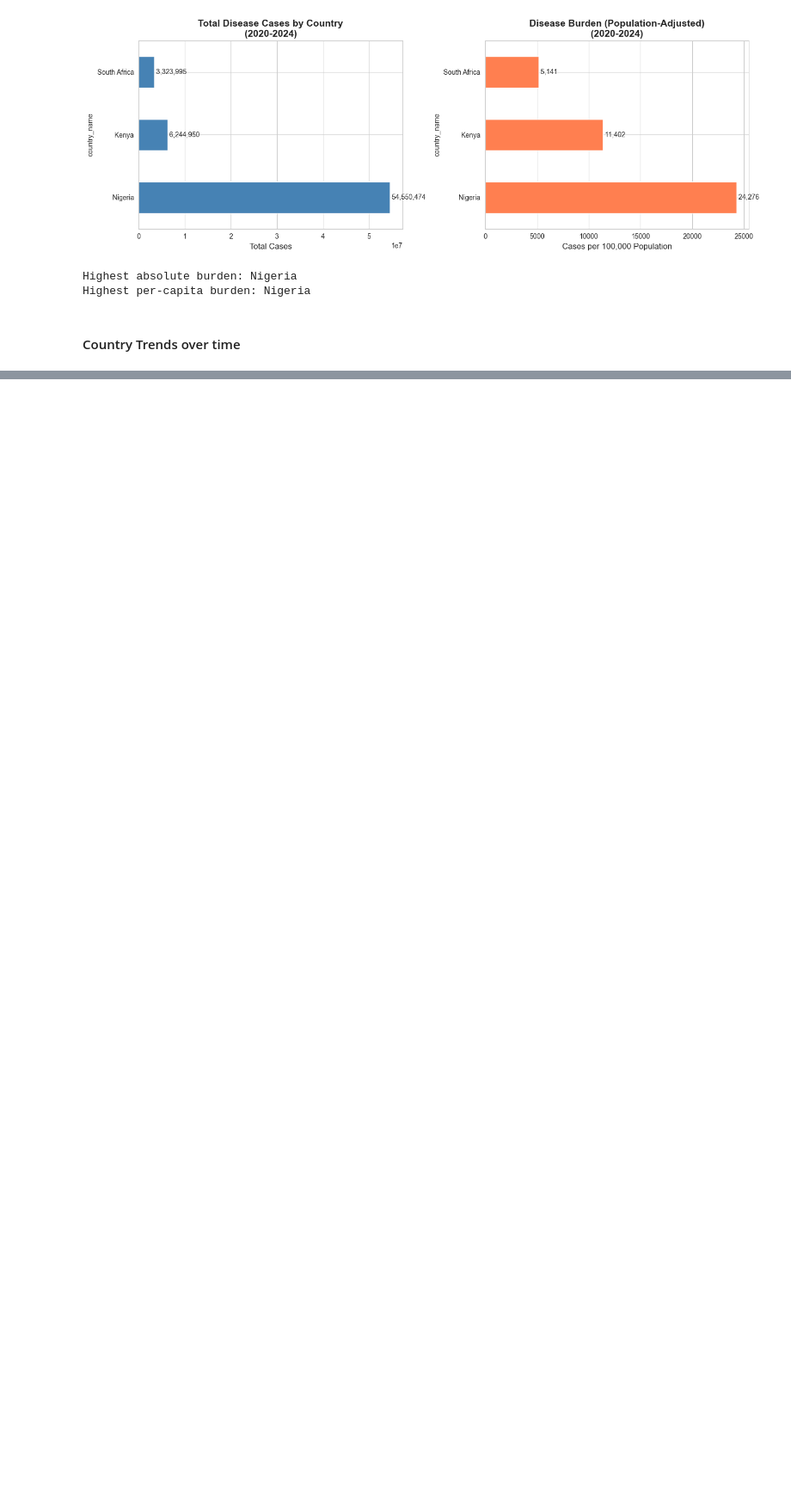
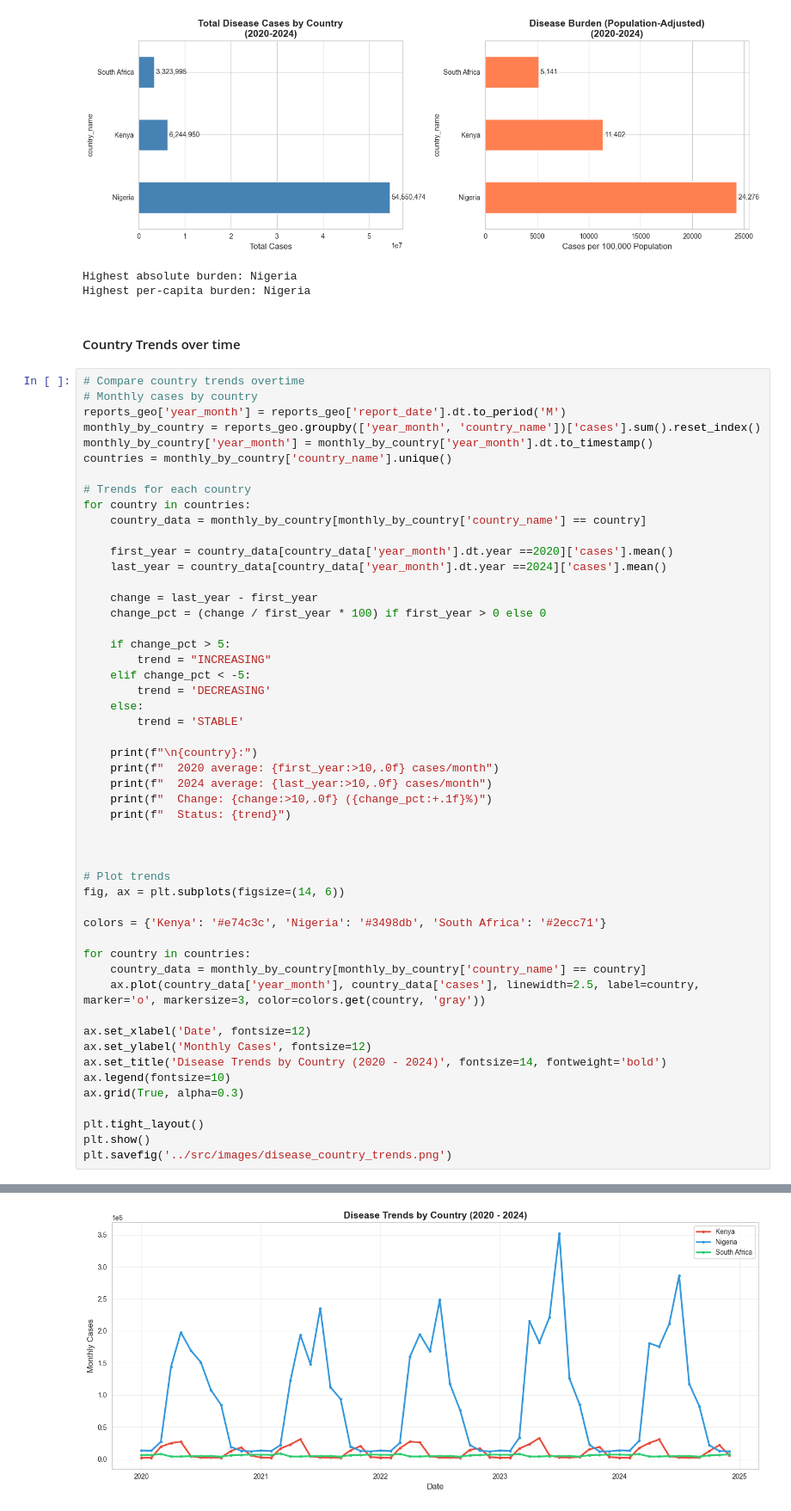
Before and after one commit to Don-Alvin/afrihealth-disease-surveillance, a Jupyter notebook: notebooks/03_geographical_analysis.ipynb, the cells around one changed output, grey strips where cells are left out. Shown at 86% size. Saved outputs shown, nothing was run; the diff lists cells and outputs as text; blank space fills up the shorter version.

```diff
--- a/notebooks/03_geographical_analysis.ipynb
+++ b/notebooks/03_geographical_analysis.ipynb
@@ -105,3 +105,55 @@ Highest absolute burden: Nigeria
 Highest per-capita burden: Nigeria
 # %% [markdown]
 #### Country Trends over time
+# %%
+# Compare country trends overtime
+# Monthly cases by country
+reports_geo['year_month'] = reports_geo['report_date'].dt.to_period('M')
+monthly_by_country = reports_geo.groupby(['year_month', 'country_name'])['cases'].sum().reset_index()
+monthly_by_country['year_month'] = monthly_by_country['year_month'].dt.to_timestamp()
+countries = monthly_by_country['country_name'].unique()
+
+# Trends for each country
+for country in countries:
+    country_data = monthly_by_country[monthly_by_country['country_name'] == country]
+
+    first_year = country_data[country_data['year_month'].dt.year ==2020]['cases'].mean()
+    last_year = country_data[country_data['year_month'].dt.year ==2024]['cases'].mean()
+
+    change = last_year - first_year
+    change_pct = (change / first_year * 100) if first_year > 0 else 0
+
+    if change_pct > 5:
+        trend = "INCREASING"
+    elif change_pct < -5:
+        trend = 'DECREASING'
+    else:
+        trend = 'STABLE'
+
+    print(f"\n{country}:")
+    print(f"  2020 average: {first_year:>10,.0f} cases/month")
+    print(f"  2024 average: {last_year:>10,.0f} cases/month")
+    print(f"  Change: {change:>10,.0f} ({change_pct:+.1f}%)")
+    print(f"  Status: {trend}")
+
+
+
+# Plot trends
+fig, ax = plt.subplots(figsize=(14, 6))
+
+colors = {'Kenya': '#e74c3c', 'Nigeria': '#3498db', 'South Africa': '#2ecc71'}
+
+for country in countries:
+    country_data = monthly_by_country[monthly_by_country['country_name'] == country]
+    ax.plot(country_data['year_month'], country_data['cases'], linewidth=2.5, label=country, marker='o', markersize=3, color=colors.get(country, 'gray'))
+
+ax.set_xlabel('Date', fontsize=12)
+ax.set_ylabel('Monthly Cases', fontsize=12)
+ax.set_title('Disease Trends by Country (2020 - 2024)', fontsize=14, fontweight='bold')
+ax.legend(fontsize=10)
+ax.grid(True, alpha=0.3)
+
+plt.tight_layout()
+plt.show()
+plt.savefig('../src/images/disease_country_trends.png')
+# %% [output]
@@ -107,0 +177 @@ Highest per-capita burden: Nigeria
+[figure, added]
```
Also changed, not shown: parts of 5 cells of this notebook, 3 other files.
